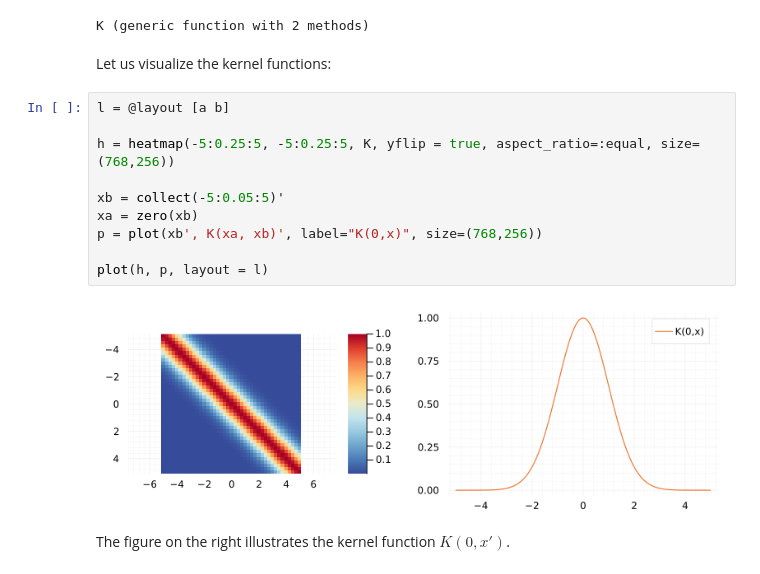
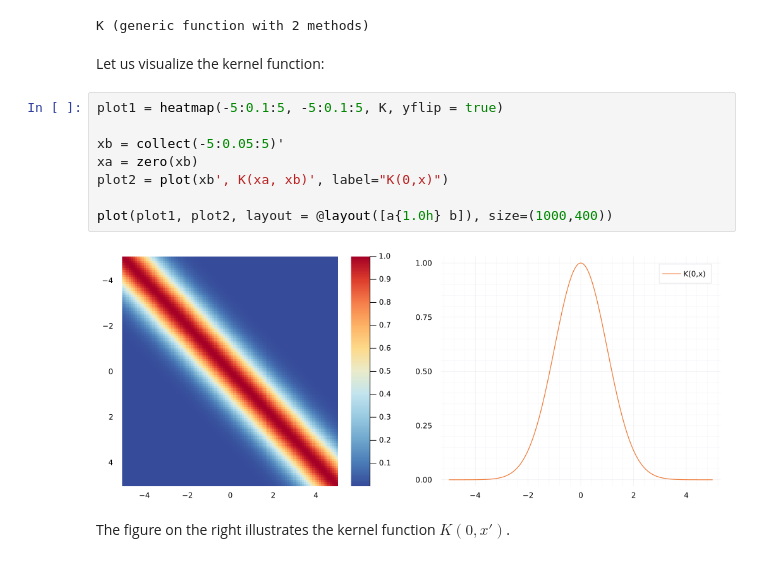
Before and after one commit to bonevbs/ml_notebooks, a Jupyter notebook: gaussian_processes.ipynb, the cells around one changed output. Drawn from its saved outputs; the diff is of its cells as text.

Commit message:
Fixed plotting

```diff
--- a/gaussian_processes.ipynb
+++ b/gaussian_processes.ipynb
@@ -101,19 +101,17 @@ K(xa, xb, σ = 1) = exp.(- [norm(a)^2 for a in xa .- xb] / (2 * σ^2)) # RBF ker
 # %% [output]
 K (generic function with 2 methods)
 # %% [markdown]
-Let us visualize the kernel functions:
+Let us visualize the kernel function:
 # %%
-l = @layout [a b]
-
-h = heatmap(-5:0.25:5, -5:0.25:5, K, yflip = true, aspect_ratio=:equal, size=(768,256))
+plot1 = heatmap(-5:0.1:5, -5:0.1:5, K, yflip = true)
 
 xb = collect(-5:0.05:5)'
 xa = zero(xb)
-p = plot(xb', K(xa, xb)', label="K(0,x)", size=(768,256))
+plot2 = plot(xb', K(xa, xb)', label="K(0,x)")
 
-plot(h, p, layout = l)
+plot(plot1, plot2, layout = @layout([a{1.0h} b]), size=(1000,400))
 # %% [output]
-[figure, old version]
+[figure, new version]
 # %% [markdown]
 The figure on the right illustrates the kernel function $K(0, x')$.
 # %%
```
Also changed, not shown: parts of 1 cell of this notebook.
